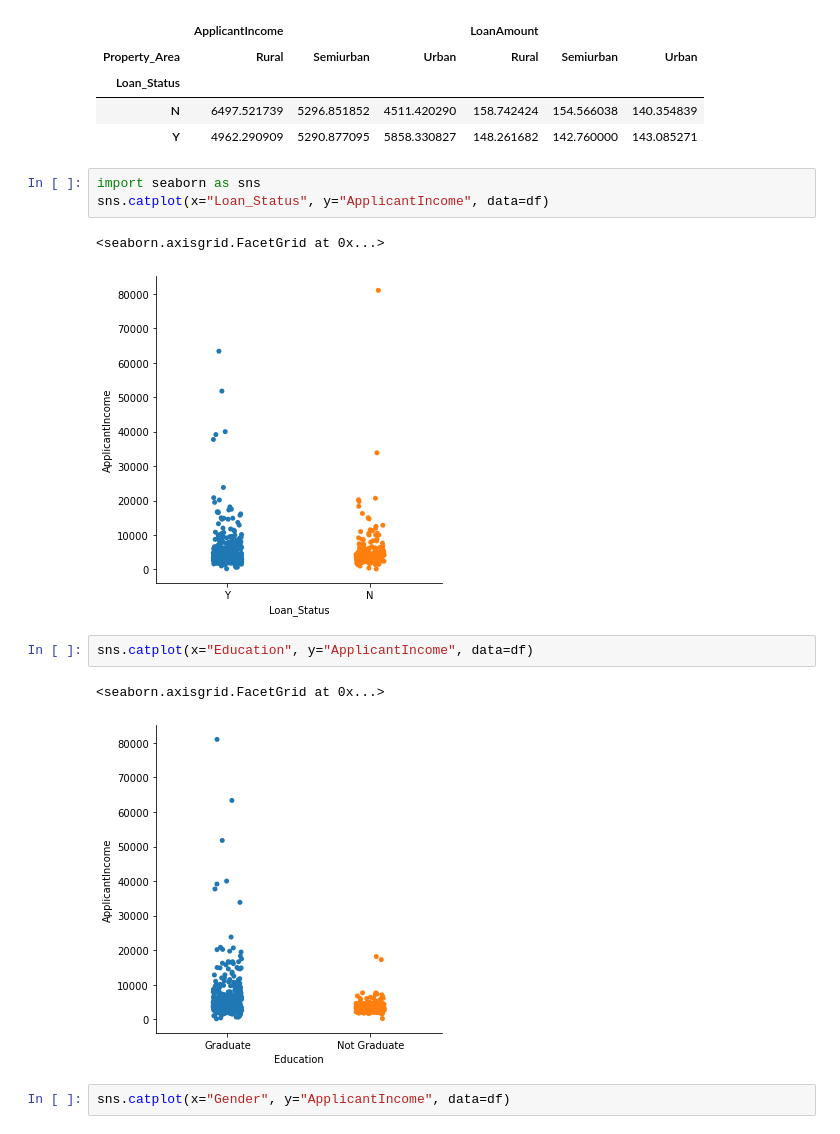
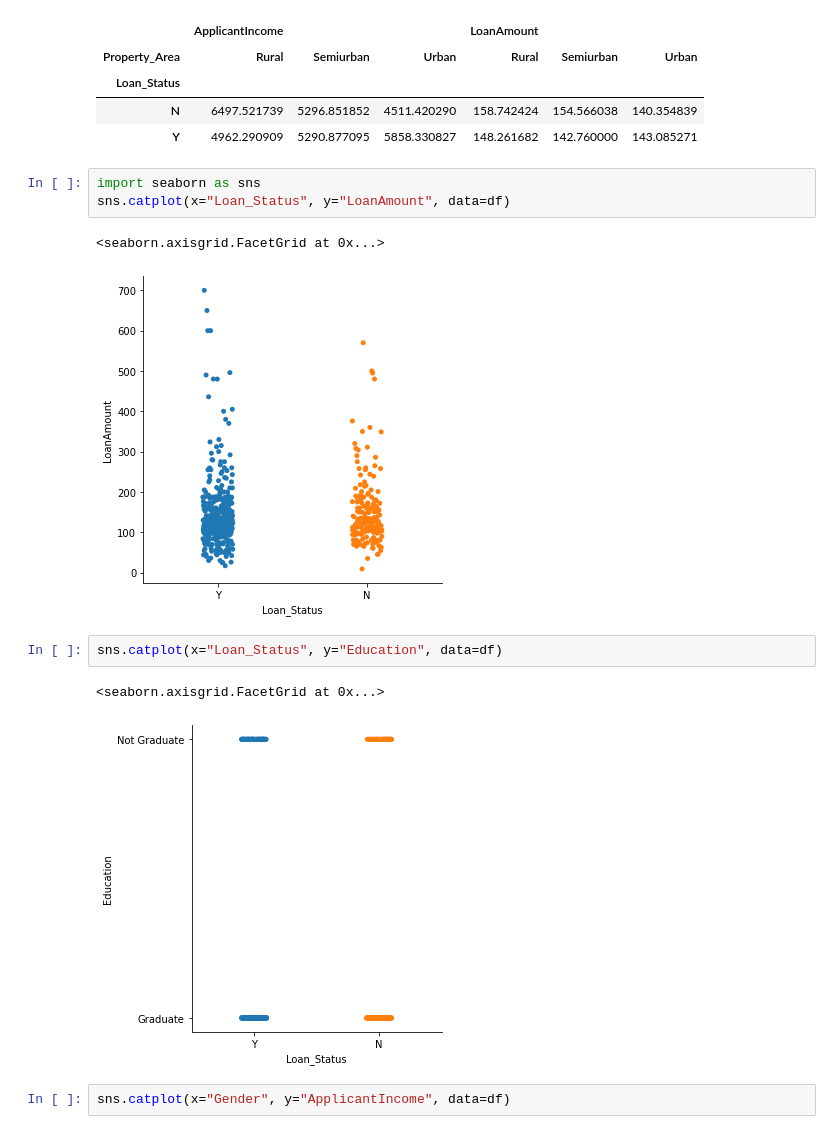
Before and after one commit to ktamkee/mini-project-iv, a Jupyter notebook: notebooks/instructions.ipynb, the cells around one changed output. Cells and saved outputs as stored; diff of their text form.

```diff
--- a/notebooks/instructions.ipynb
+++ b/notebooks/instructions.ipynb
@@ -238,15 +238,15 @@ table
 | Y | 4962.290909 | 5290.877095 | 5858.330827 | 148.261682 | 142.760000 | 143.085271 |
 # %%
 import seaborn as sns
-sns.catplot(x="Loan_Status", y="ApplicantIncome", data=df)
+sns.catplot(x="Loan_Status", y="LoanAmount", data=df)
 # %% [output]
 <seaborn.axisgrid.FacetGrid at 0x...>
-[figure, old version]
+[figure, new version]
 # %%
-sns.catplot(x="Education", y="ApplicantIncome", data=df)
+sns.catplot(x="Loan_Status", y="Education", data=df)
 # %% [output]
 <seaborn.axisgrid.FacetGrid at 0x...>
-[figure, old version]
+[figure, new version]
 # %%
 sns.catplot(x="Gender", y="ApplicantIncome", data=df)
 # %% [output]
```
Also changed, not shown: parts of 17 cells of this notebook, 1 other file.
